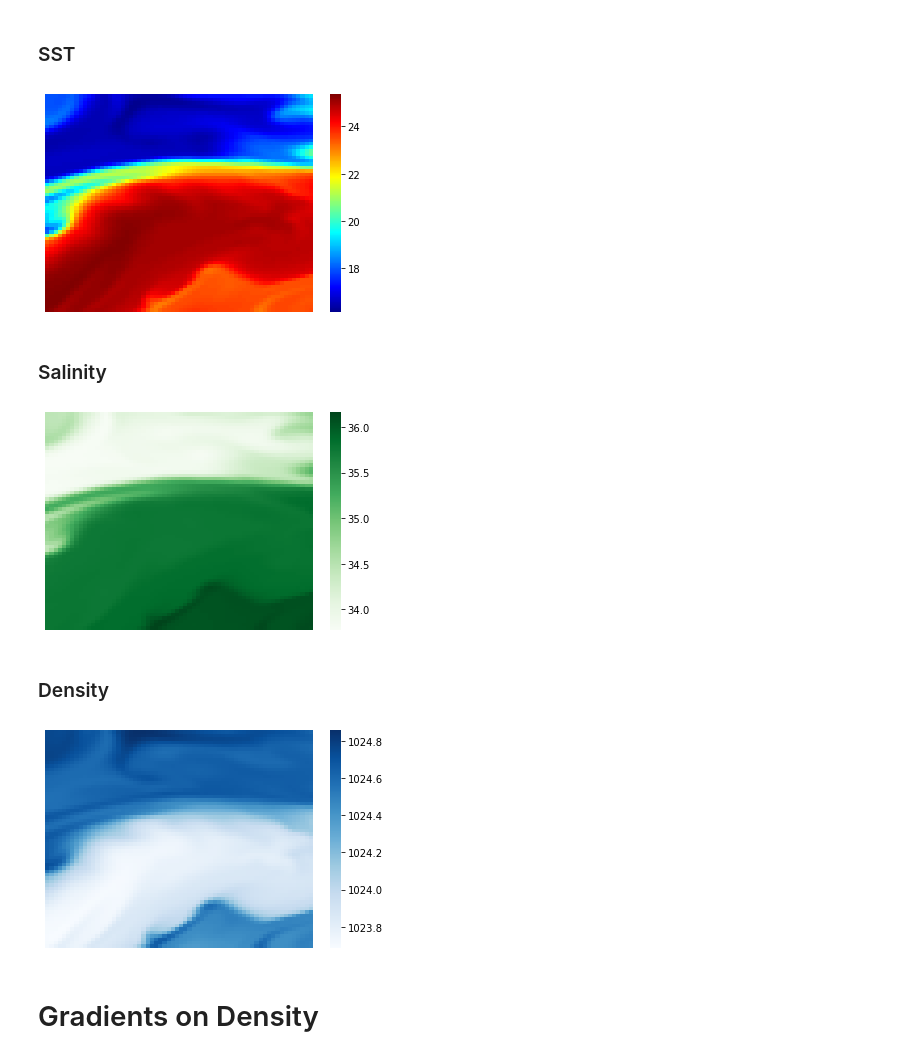
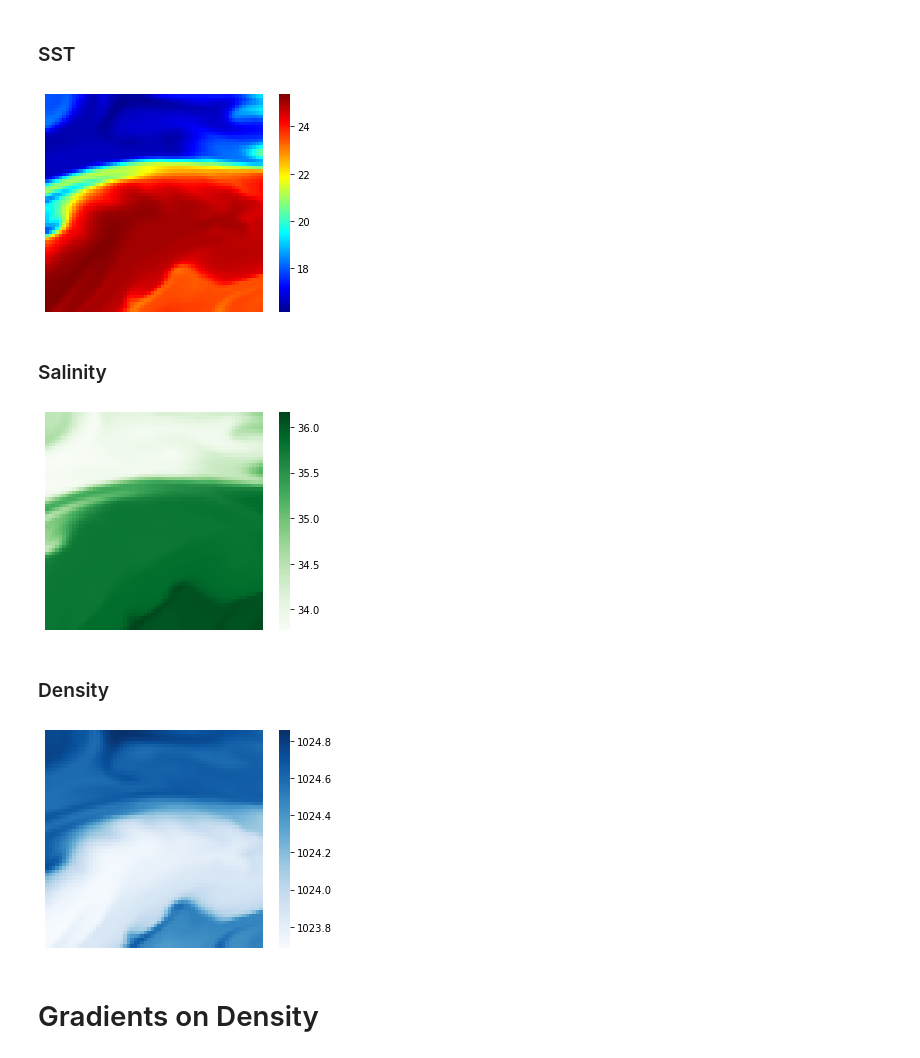
Before and after one commit to AI-for-Ocean-Science/ulmo, a Jupyter notebook: docs/nb/LLC/LLC_Frontogenesis.ipynb, the cells around one changed output. Cells and saved outputs as stored; diff of their text form; code cells hidden in the pictures.

```diff
--- a/docs/nb/LLC/LLC_Frontogenesis.ipynb
+++ b/docs/nb/LLC/LLC_Frontogenesis.ipynb
@@ -97,27 +97,28 @@ global_rho = density.rho(salt, ds.Theta.values, np.zeros_like(salt))
 SST_cutout = ds.Theta[cutout.row:cutout.row+cutout.field_size,
                 cutout.col:cutout.col+cutout.field_size]
 # %%
-_ = plotting.show_image(SST_cutout)
+reload(plotting)
+ax = plotting.show_image(SST_cutout, set_aspect='equal')
 # %% [output]
-[figure, old version]
+[figure, new version]
 # %% [markdown]
 ### Salinity
 # %%
 salt_cutout = ds.Salt[cutout.row:cutout.row+cutout.field_size,
                 cutout.col:cutout.col+cutout.field_size]
 # %%
-_ = plotting.show_image(salt_cutout, cm='Greens')
+_ = plotting.show_image(salt_cutout, cm='Greens', set_aspect='equal')
 # %% [output]
-[figure, old version]
+[figure, new version]
 # %% [markdown]
 ### Density
 # %%
 rho_cutout = global_rho[cutout.row:cutout.row+cutout.field_size,
                 cutout.col:cutout.col+cutout.field_size]
 # %%
-_ = plotting.show_image(rho_cutout, cm='Blues')
+_ = plotting.show_image(rho_cutout, cm='Blues', set_aspect='equal')
 # %% [output]
-[figure, old version]
+[figure, new version]
 # %% [markdown]
 # Gradients on Density
 # %%
```
Also changed, not shown: parts of 1 cell of this notebook.
